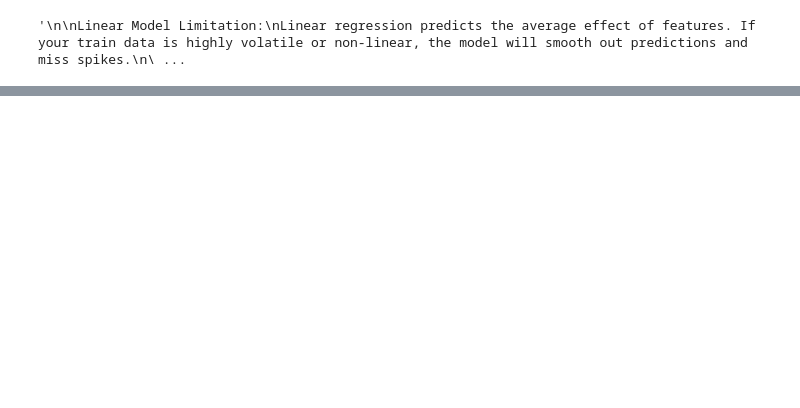
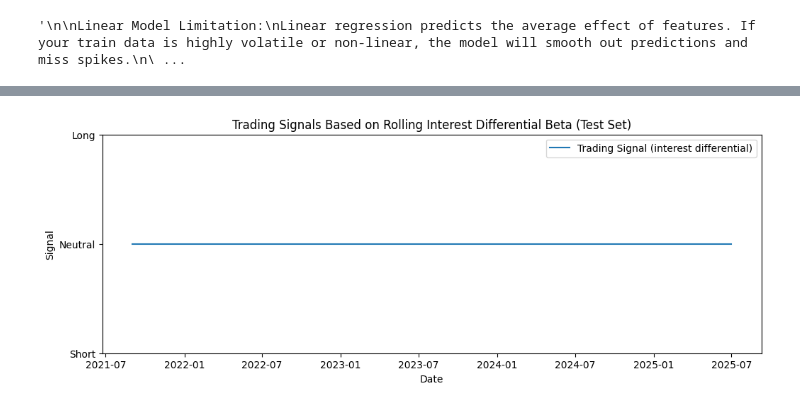
Before and after one commit to Adnan-Anwar-Data-enthusiast/Currency-speculation, a Jupyter notebook: 3. Modelling.ipynb, the cells around one changed output, grey strips where cells are left out. Cells and saved outputs as stored; diff of their text form; code cells hidden in the pictures; blank space fills up the shorter version.

```diff
--- a/3. Modelling.ipynb
+++ b/3. Modelling.ipynb
@@ -471,0 +452,20 @@ plt.show()
+# %%
+#generate trading signals for test set based on rolling test_betas
+long_threshold = 0.1
+short_threshold = -0.1
+
+# Generate signals: 1 for long, -1 for short, 0 for neutral
+test_signals = np.where(test_betas[:, 2] > long_threshold, 1,
+                   np.where(test_betas[:, 3] < short_threshold, -1, 0))
+
+# Plot signals over time
+plt.figure(figsize=(12, 4))
+plt.plot(test_dates, test_signals, drawstyle='steps-post', label='Trading Signal (interest differential)')
+plt.title('Trading Signals Based on Rolling Interest Differential Beta (Test Set)')
+plt.xlabel('Date')
+plt.ylabel('Signal')
+plt.yticks([-1, 0, 1], ['Short', 'Neutral', 'Long'])
+plt.legend()
+plt.show()
+# %% [output]
+[figure, added]
```
Also changed, not shown: parts of 20 cells of this notebook, 2 other files.
